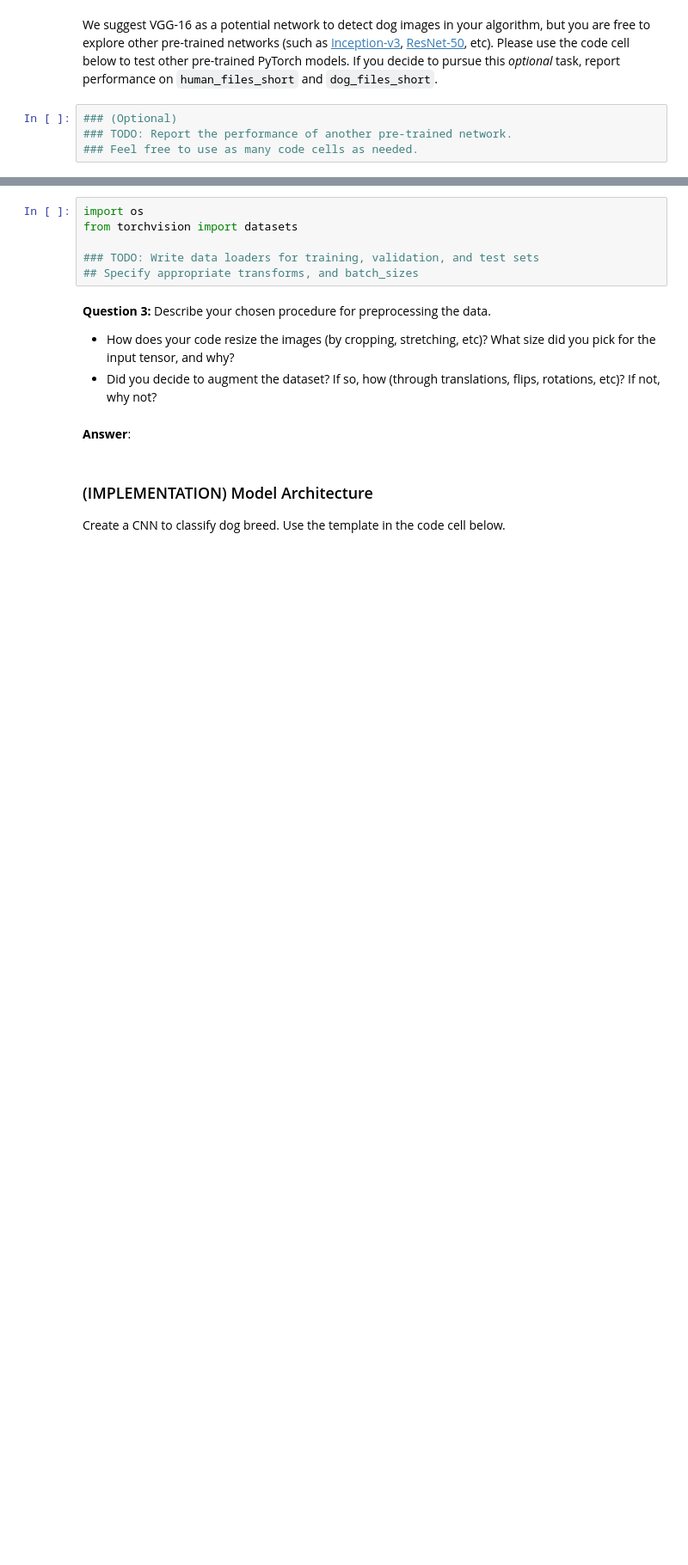
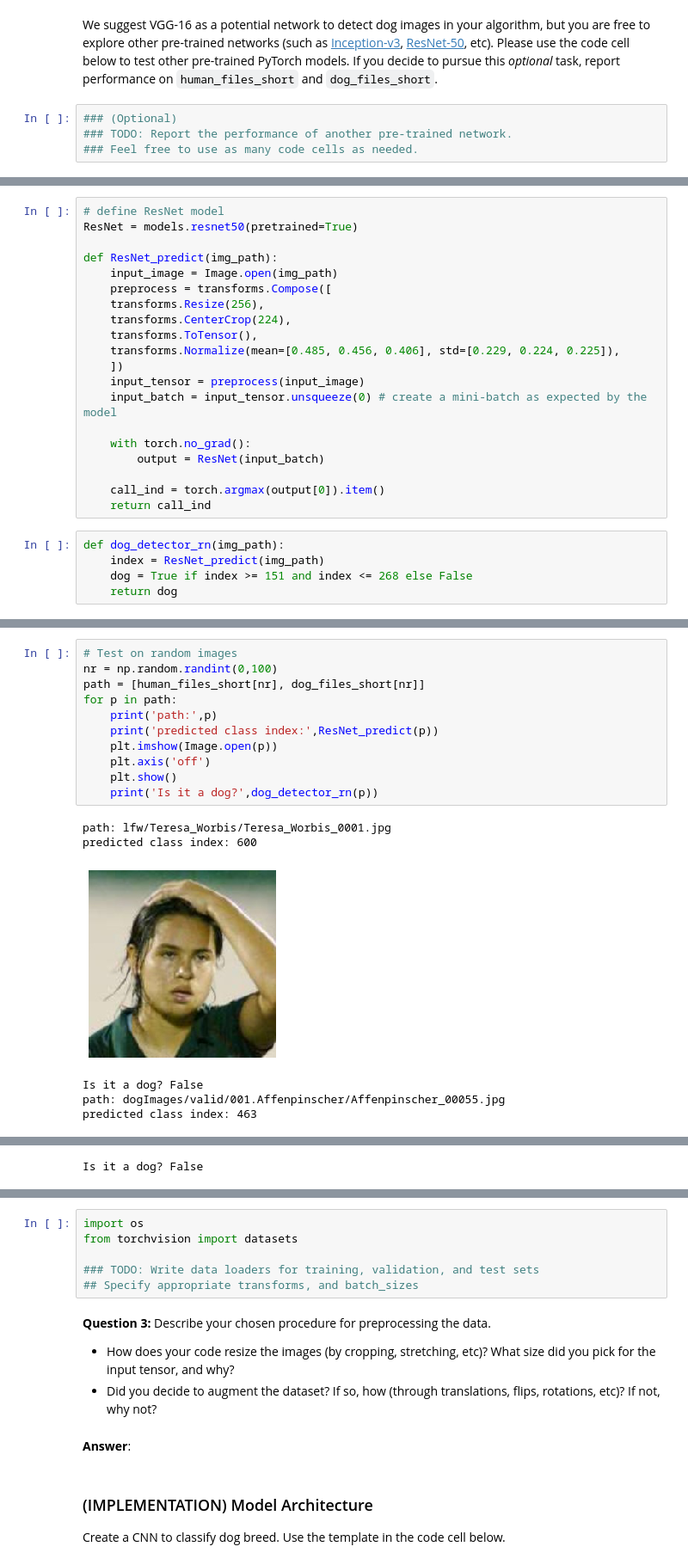
Before and after one commit to viktor-begun/Deep_Learning_Dogs_Classifier_CNN, a Jupyter notebook: dog_app_my_solution.ipynb, the cells around one changed output, grey strips where cells are left out. Shown: that part at 86% size. Drawn from its saved outputs; the diff is of its cells as text; blank space fills up the shorter version.

```diff
--- a/dog_app_my_solution.ipynb
+++ b/dog_app_my_solution.ipynb
@@ -335,0 +370,25 @@ We suggest VGG-16 as a potential network to detect dog images in your algorithm,
+# %%
+# define ResNet model
+ResNet = models.resnet50(pretrained=True)
+
+def ResNet_predict(img_path):
+    input_image = Image.open(img_path)
+    preprocess = transforms.Compose([
+    transforms.Resize(256),
+    transforms.CenterCrop(224),
+    transforms.ToTensor(),
+    transforms.Normalize(mean=[0.485, 0.456, 0.406], std=[0.229, 0.224, 0.225]),
+    ])
+    input_tensor = preprocess(input_image)
+    input_batch = input_tensor.unsqueeze(0) # create a mini-batch as expected by the model
+
+    with torch.no_grad():
+        output = ResNet(input_batch)
+
+    call_ind = torch.argmax(output[0]).item()
+    return call_ind
+# %%
+def dog_detector_rn(img_path):
+    index = ResNet_predict(img_path)
+    dog = True if index >= 151 and index <= 268 else False
+    return dog
@@ -335,0 +409,18 @@ We suggest VGG-16 as a potential network to detect dog images in your algorithm,
+# %%
+# Test on random images
+nr = np.random.randint(0,100)
+path = [human_files_short[nr], dog_files_short[nr]]
+for p in path:
+    print('path:',p)
+    print('predicted class index:',ResNet_predict(p))
+    plt.imshow(Image.open(p))
+    plt.axis('off')
+    plt.show()
+    print('Is it a dog?',dog_detector_rn(p))
+# %% [output]
+path: lfw/Teresa_Worbis/Teresa_Worbis_0001.jpg
+predicted class index: 600
+[figure, added]
+Is it a dog? False
+path: dogImages/valid/001.Affenpinscher/Affenpinscher_00055.jpg
+predicted class index: 463
@@ -336,3 +428,4 @@ We suggest VGG-16 as a potential network to detect dog images in your algorithm,
+Is it a dog? False
 # %% [markdown]
 ---
 <a id='step3'></a>
```
Also changed, not shown: parts of 12 cells of this notebook, 1 other file.
